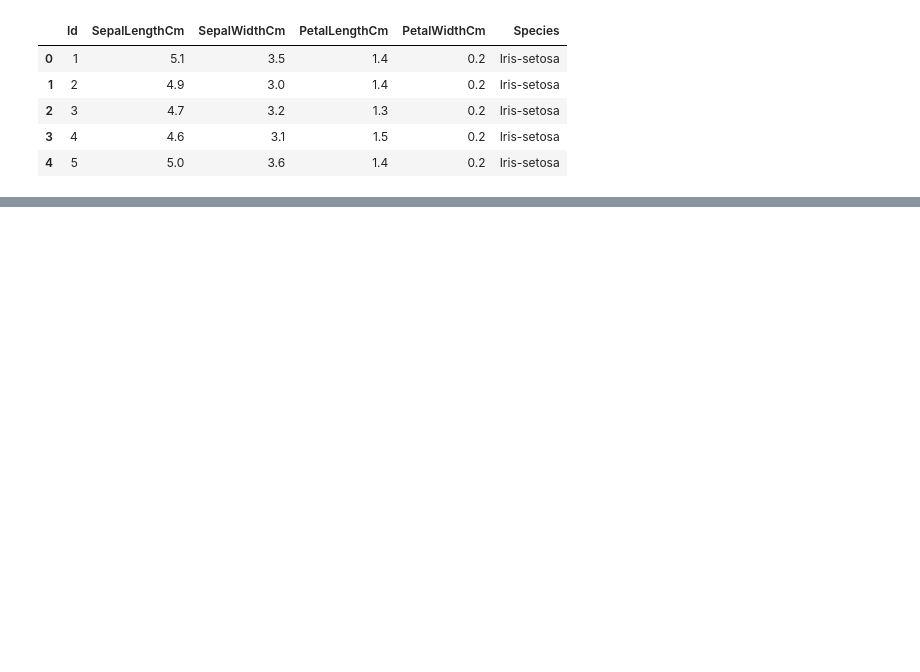
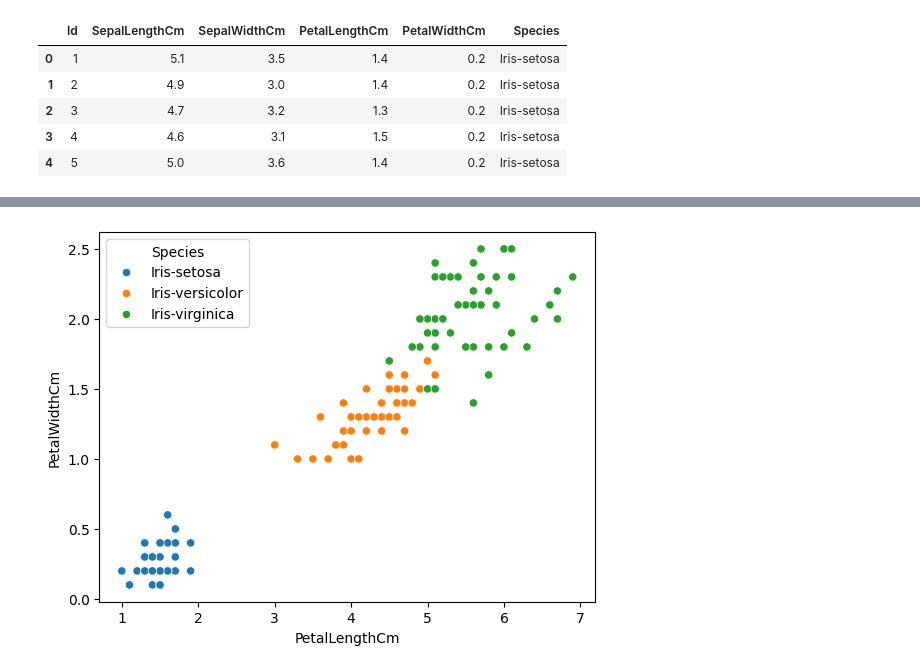
Before and after one commit to europecodingschool/ECS---VB---YZ---08.26, a Jupyter notebook: VB_YZ_Ders_12_2.ipynb, the cells around one changed output, grey strips where cells are left out. Saved outputs shown, nothing was run; the diff lists cells and outputs as text; code cells hidden in the pictures; blank space fills up the shorter version.

```diff
--- a/VB_YZ_Ders_12_2.ipynb
+++ b/VB_YZ_Ders_12_2.ipynb
@@ -19,0 +73,5 @@ df.head()
+# %%
+sns.scatterplot(x=df['PetalLengthCm'], y=df['PetalWidthCm'], hue=df['Species'])
+plt.show()
+# %% [output]
+[figure, added]
```
Also changed, not shown: parts of 24 cells of this notebook.
